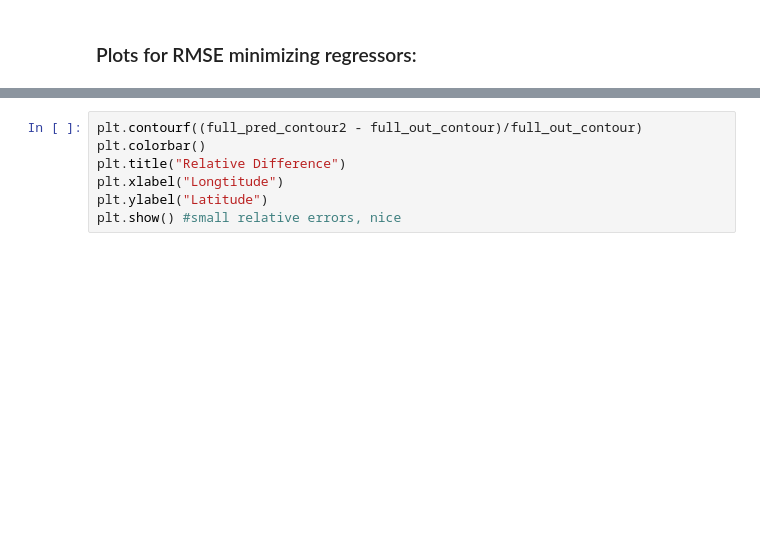
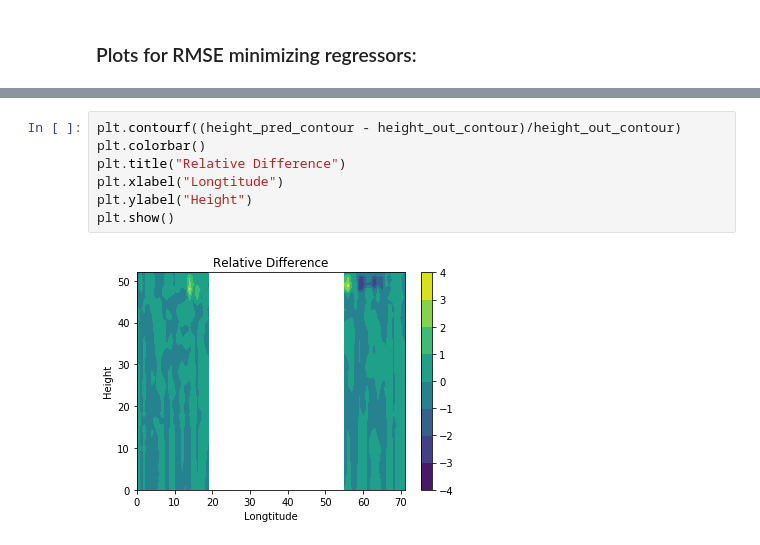
Before and after one commit to aremorov/mars_atmosphere_ML, a Jupyter notebook: ML3.1.2.ipynb, the cells around one changed output, grey strips where cells are left out. Drawn from its saved outputs; the diff is of its cells as text; blank space fills up the shorter version.

```diff
--- a/ML3.1.2.ipynb
+++ b/ML3.1.2.ipynb
@@ -252,7 +321,9 @@ plt.show()
 # %%
-plt.contourf((full_pred_contour2 - full_out_contour)/full_out_contour)
+plt.contourf((height_pred_contour - height_out_contour)/height_out_contour)
 plt.colorbar()
 plt.title("Relative Difference")
 plt.xlabel("Longtitude")
-plt.ylabel("Latitude")
-plt.show() #small relative errors, nice
+plt.ylabel("Height")
+plt.show()
+# %% [output]
+[figure, added]
```
Also changed, not shown: parts of 15 cells of this notebook.
